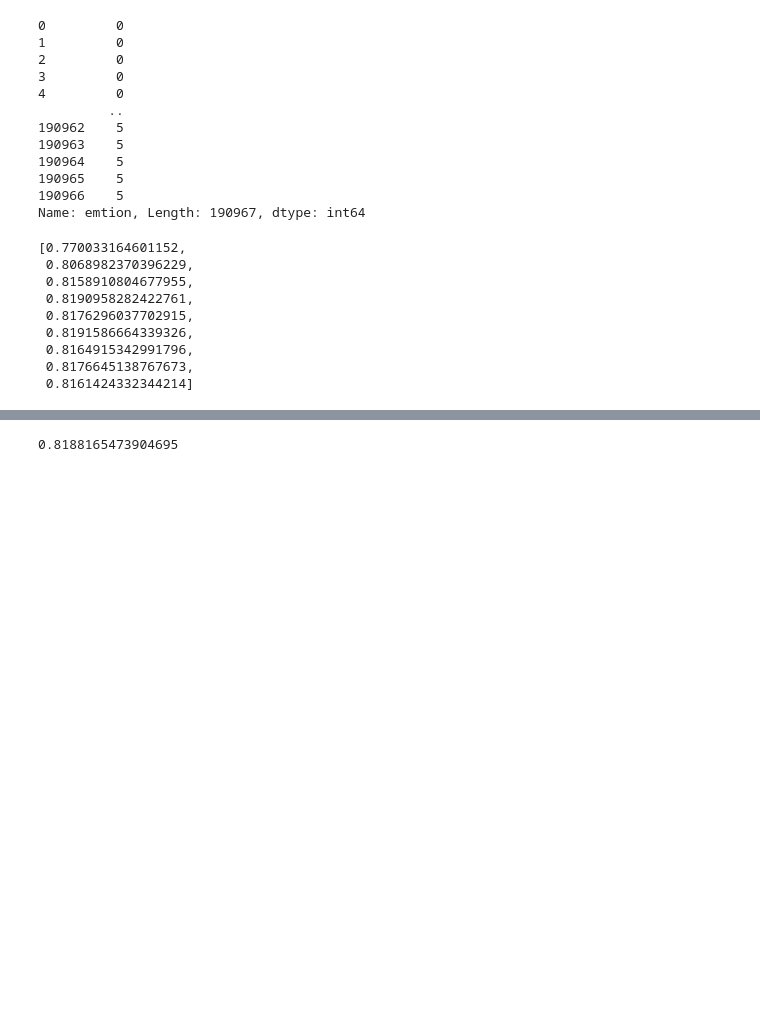
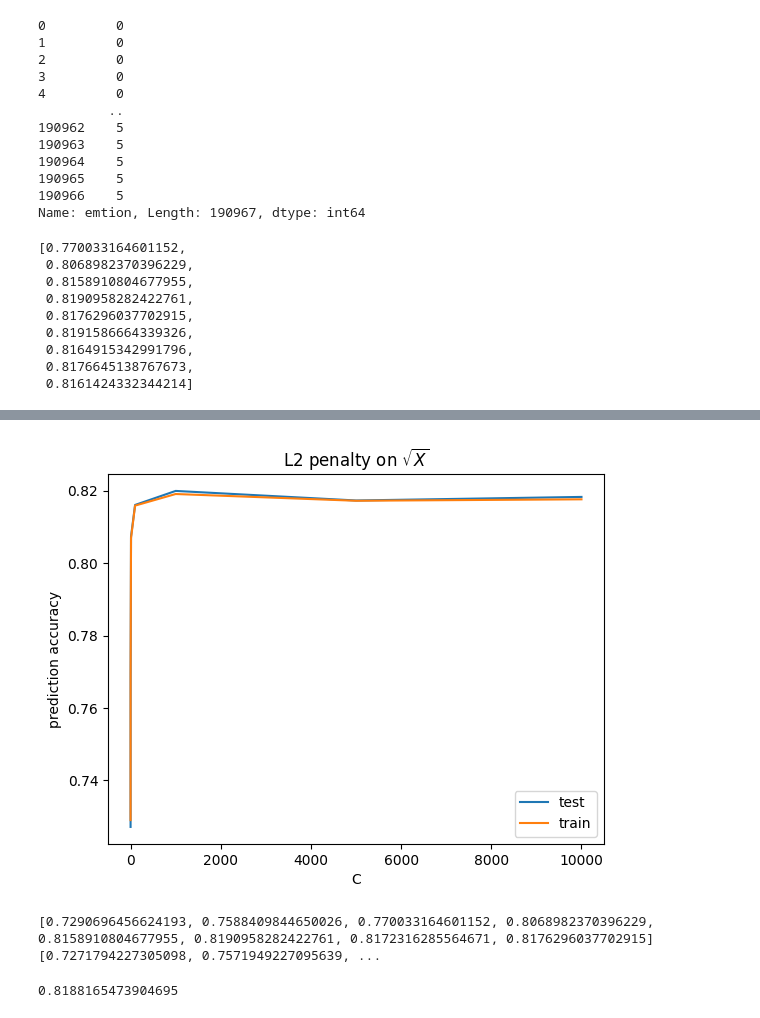
Before and after one commit to 31good/ML-Project, a Jupyter notebook: Machine Learning.ipynb, the cells around one changed output, grey strips where cells are left out. Drawn from its saved outputs; the diff is of its cells as text; code cells hidden in the pictures; blank space fills up the shorter version.

```diff
--- a/Machine Learning.ipynb
+++ b/Machine Learning.ipynb
@@ -158,3 +166,32 @@ NameError: name 'test_score' is not defined
+# %%
+"""
+test_score=[0.7688199070001257,
+ 0.8073394495412844,
+ 0.8160738971974362,
+ 0.8199488919609568,
+ 0.8182941644673453,
+ 0.8202002429726446]
+train_score=[0.770033164601152,
+ 0.8068982370396229,
+ 0.8158910804677955,
+ 0.8190958282422761,
+ 0.8176296037702915,
+ 0.8191586664339326]
+C=[1,10,100,1000,10000,100000]
+"""
+plt.plot(C,test_score,label="test")
+plt.plot(C,train_score,label="train")
+plt.title("L2 penalty on $\sqrt{X}$")
+plt.xlabel("C")
+plt.ylabel("prediction accuracy")
+plt.legend()
+plt.show()
+# %% [output]
+[figure, added]
+# %%
+print(train_score,test_score)
+# %% [output]
+[0.7290696456624193, 0.7588409844650026, 0.770033164601152, 0.8068982370396229, 0.8158910804677955, 0.8190958282422761, 0.8172316285564671, 0.8176296037702915] [0.7271794227305098, 0.7571949227095639, ...
 # %%
 model = LogisticRegression(multi_class='multinomial', solver='lbfgs',max_iter=5000,C=1000)
 # %%
```
Also changed, not shown: parts of 4 cells of this notebook.
